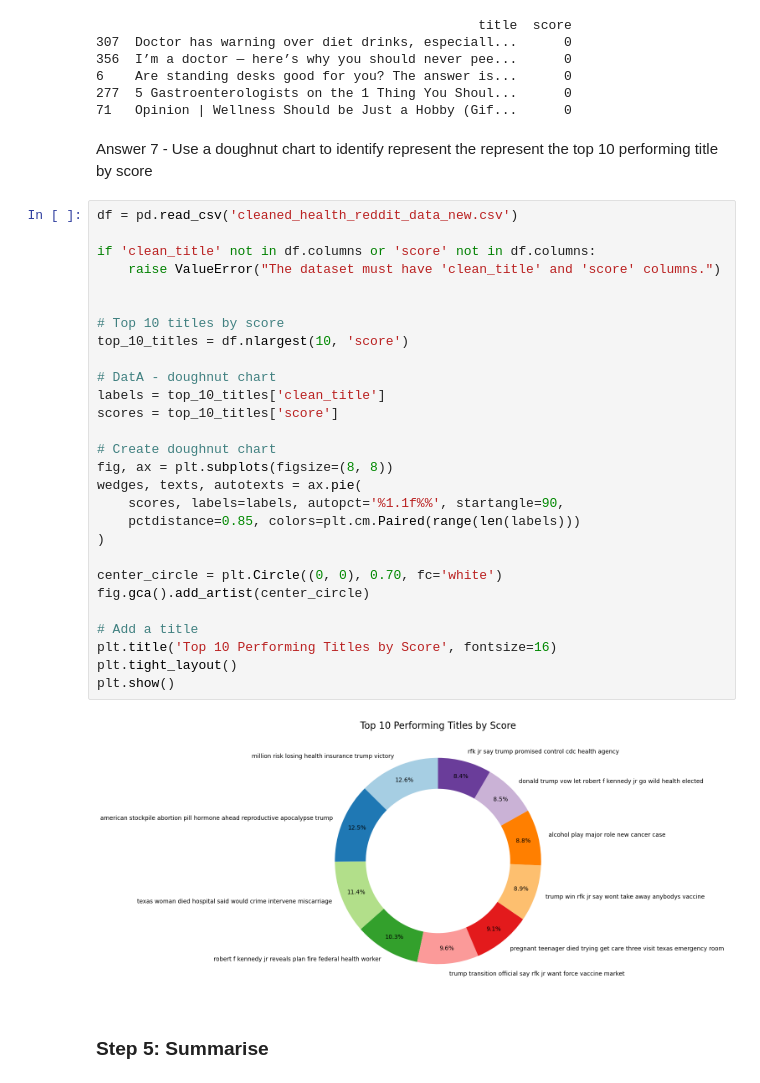
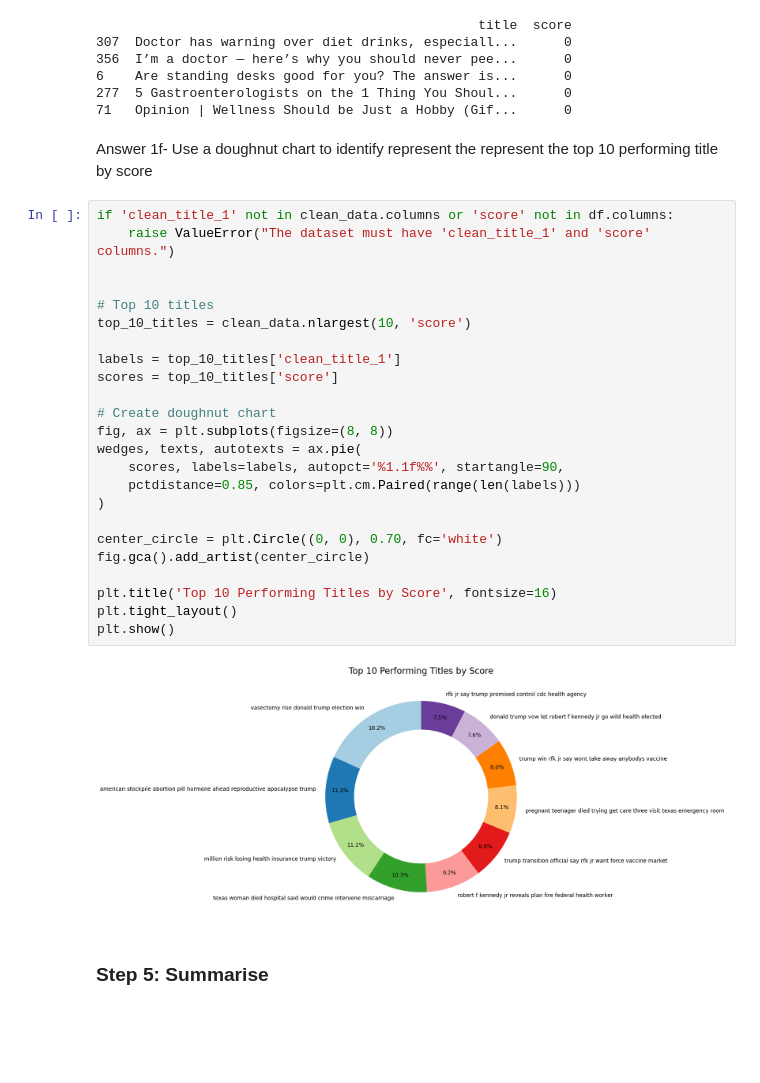
Before and after one commit to Olayemi-cloud/jh24993_EMATM0048---Python-Project, a Jupyter notebook: jh24993_EMATM0048_Q2.ipynb, the cells around one changed output. Saved outputs shown, nothing was run; the diff lists cells and outputs as text; blank space fills up the shorter version.

```diff
--- a/jh24993_EMATM0048_Q2.ipynb
+++ b/jh24993_EMATM0048_Q2.ipynb
@@ -1055,37 +1017,33 @@ print(least_5_posts[['title', 'score']])
 277  5 Gastroenterologists on the 1 Thing You Shoul...      0
 71   Opinion | Wellness Should be Just a Hobby (Gif...      0
 # %% [markdown]
-Answer 7 - Use a doughnut chart to identify represent the represent the top 10 performing title by score
+Answer 1f- Use a doughnut chart to identify represent the represent the top 10 performing title by score
 # %%
-df = pd.read_csv('cleaned_health_reddit_data_new.csv')
-
-if 'clean_title' not in df.columns or 'score' not in df.columns:
-    raise ValueError("The dataset must have 'clean_title' and 'score' columns.")
+if 'clean_title_1' not in clean_data.columns or 'score' not in df.columns:
+    raise ValueError("The dataset must have 'clean_title_1' and 'score' columns.")
 
 
-# Top 10 titles by score
-top_10_titles = df.nlargest(10, 'score')
+# Top 10 titles
+top_10_titles = clean_data.nlargest(10, 'score')
 
-# DatA - doughnut chart
-labels = top_10_titles['clean_title']
+labels = top_10_titles['clean_title_1']
 scores = top_10_titles['score']
 
 # Create doughnut chart
 fig, ax = plt.subplots(figsize=(8, 8))
 wedges, texts, autotexts = ax.pie(
     scores, labels=labels, autopct='%1.1f%%', startangle=90,
     pctdistance=0.85, colors=plt.cm.Paired(range(len(labels)))
 )
 
 center_circle = plt.Circle((0, 0), 0.70, fc='white')
 fig.gca().add_artist(center_circle)
 
-# Add a title
 plt.title('Top 10 Performing Titles by Score', fontsize=16)
 plt.tight_layout()
 plt.show()
 # %% [output]
-[figure, old version]
+[figure, new version]
 # %% [markdown]
 ### Step 5: Summarise
 # %% [markdown]
```
Also changed, not shown: parts of 22 cells of this notebook.
